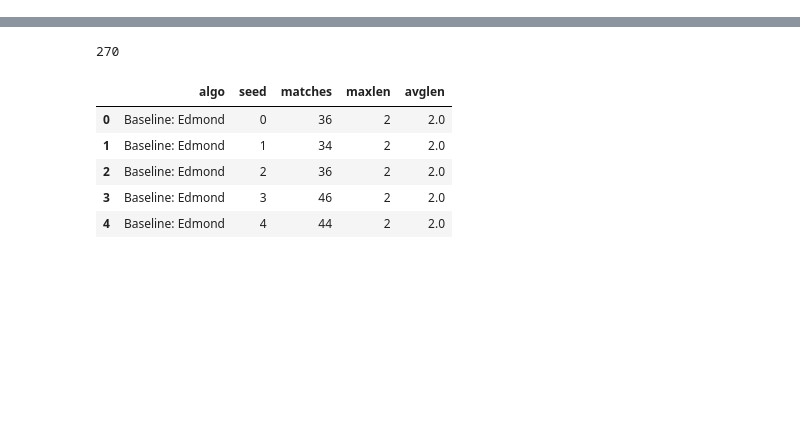
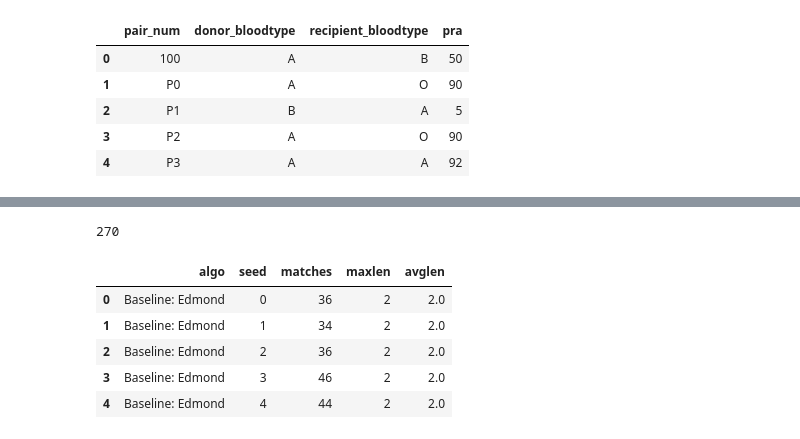
Before and after one commit to Mingtaros/Kidney-Exchange-Match-Mapping-System, a Jupyter notebook: backend/kidneyexchange/backend/exchange_src/Exchange Experiment.ipynb, the cells around one changed output, grey strips where cells are left out. Cells and saved outputs as stored; diff of their text form; code cells hidden in the pictures; blank space fills up the shorter version.

```diff
--- a/backend/kidneyexchange/backend/exchange_src/Exchange Experiment.ipynb
+++ b/backend/kidneyexchange/backend/exchange_src/Exchange Experiment.ipynb
@@ -15,3 +15,21 @@ import seaborn as sns
 sns.set_style("whitegrid")
 
 import time
+# %%
+# data distribution
+base_data_date = "2021/01/"
+data = []
+
+for i in range(1, 31):
+    data_date = base_data_date + str(i).zfill(2)
+    data.append(read_data_db(data_date))
+
+data = pd.concat(data, axis=0)
+data.head()
+# %% [output]
+|  | pair_num | donor_bloodtype | recipient_bloodtype | pra |
+| 0 | 100 | A | B | 50 |
+| 1 | P0 | A | O | 90 |
+| 2 | P1 | B | A | 5 |
+| 3 | P2 | A | O | 90 |
+| 4 | P3 | A | A | 92 |
```
Also changed, not shown: parts of 3 cells of this notebook.
